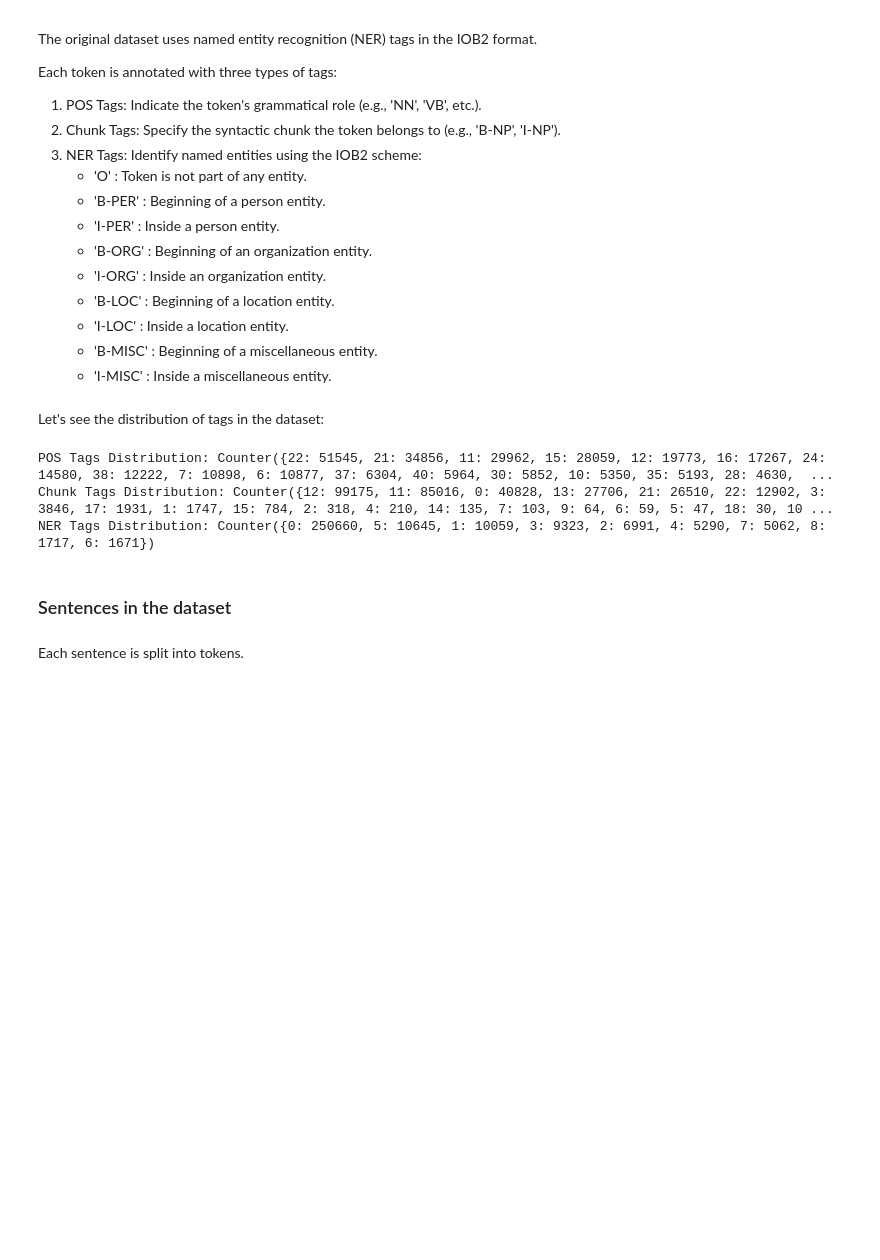
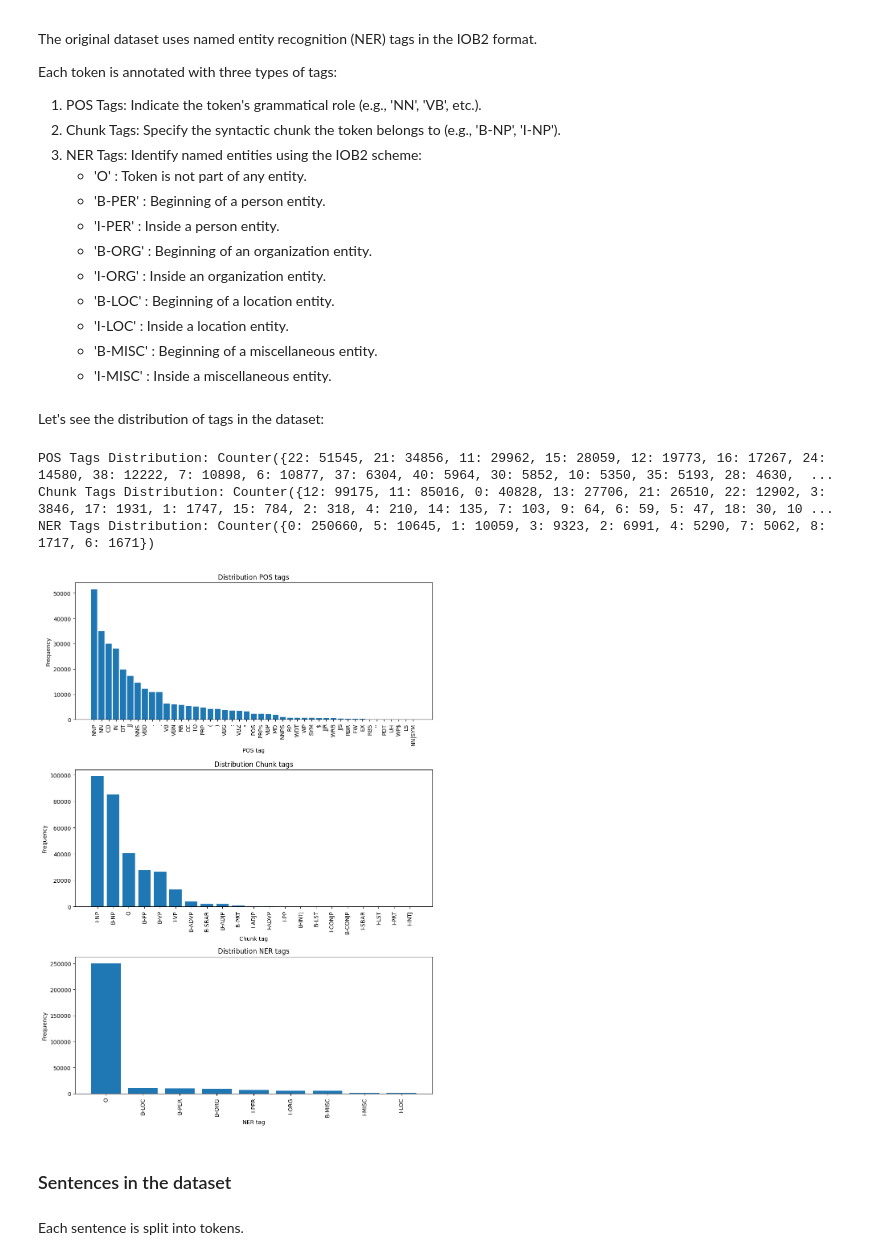
Before and after one commit to estnafinema0/NERC_LLM_Ispras, a Jupyter notebook: task_1.ipynb, the cells around one changed output. Cells and saved outputs as stored; diff of their text form; code cells hidden in the pictures; blank space fills up the shorter version.

```diff
--- a/task_1.ipynb
+++ b/task_1.ipynb
@@ -138,19 +139,47 @@ NER Tags Distribution: Counter({0: 250660, 5: 10645, 1: 10059, 3: 9323, 2: 6991,
 # %%
 inv_pos_tags = {v: k for k, v in pos_tags.items()}
 inv_chunk_tags = {v: k for k, v in chunk_tags.items()}
 inv_ner_tags = {v: k for k, v in ner_tags.items()}
 
 fig, axes = plt.subplots(3, 1, figsize=(10, 14))
 
 pos_sorted = sorted(pos_tags_counter.items(), key=lambda x: x[1], reverse=True)
 pos_keys, pos_values = zip(*pos_sorted)
 pos_labels = [inv_pos_tags.get(k, str(k)) for k in pos_keys]
 
+# POS tags
 axes[0].bar(pos_labels, pos_values)
 axes[0].set_title("Distribution POS tags")
-axes[0].set_xlabel("POS tsg")
+axes[0].set_xlabel("POS tag")
 axes[0].set_ylabel("Frequency")
 axes[0].tick_params(axis='x', rotation=90)
+
+chunk_sorted = sorted(chunk_tags_counter.items(), key=lambda x: x[1], reverse=True)
+chunk_keys, chunk_values = zip(*chunk_sorted)
+chunk_labels = [inv_chunk_tags.get(k, str(k)) for k in chunk_keys]
+
+# Chunk tags
+axes[1].bar(chunk_labels, chunk_values)
+axes[1].set_title("Distribution Chunk tags")
+axes[1].set_xlabel("Chunk tag")
+axes[1].set_ylabel("Frequency")
+axes[1].tick_params(axis='x', rotation=90)
+
+# NER tags
+ner_sorted = sorted(ner_tags_counter.items(), key=lambda x: x[1], reverse=True)
+ner_keys, ner_values = zip(*ner_sorted)
+ner_labels = [inv_ner_tags.get(k, str(k)) for k in ner_keys]
+
+axes[2].bar(ner_labels, ner_values)
+axes[2].set_title("Distribution NER tags")
+axes[2].set_xlabel("NER tag")
+axes[2].set_ylabel("Frequency")
+axes[2].tick_params(axis='x', rotation=90)
+
+plt.tight_layout()
+plt.show()
+# %% [output]
+[figure, added]
 # %% [markdown]
 ### Sentences in the dataset
 # %% [markdown]
```
Also changed, not shown: parts of 4 cells of this notebook.
